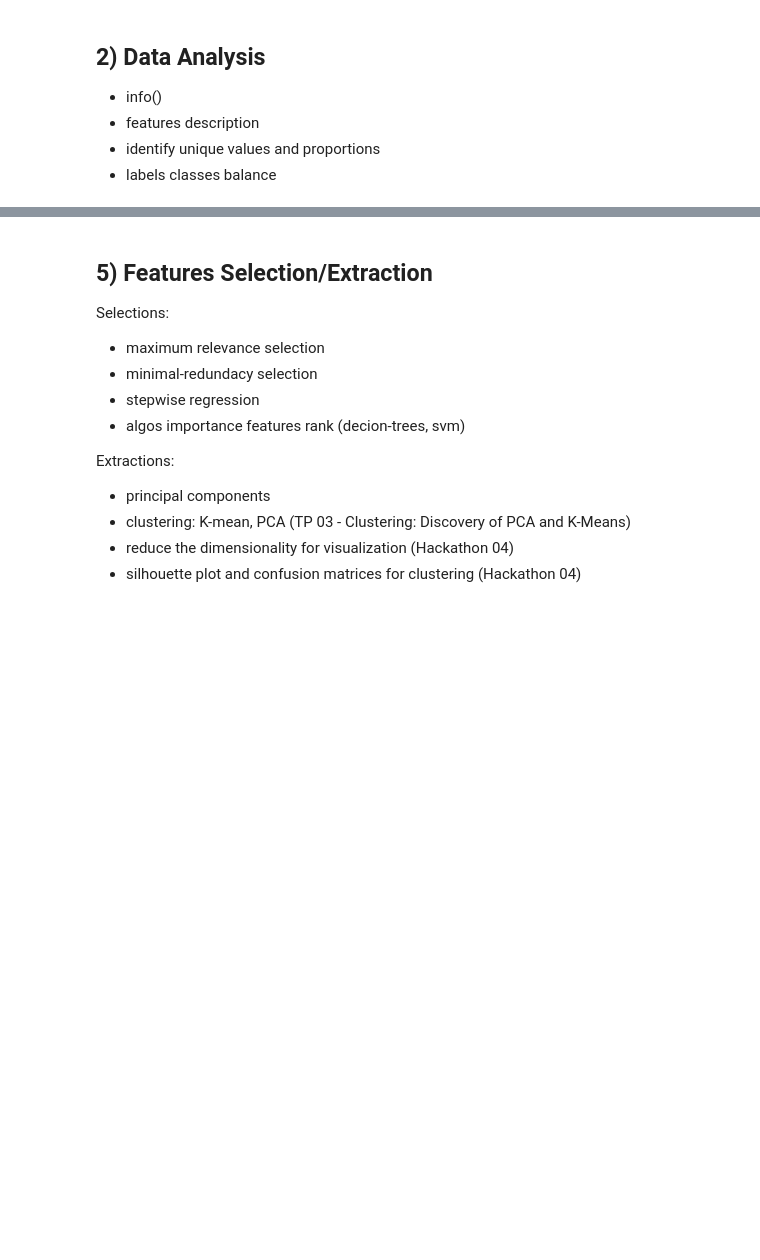
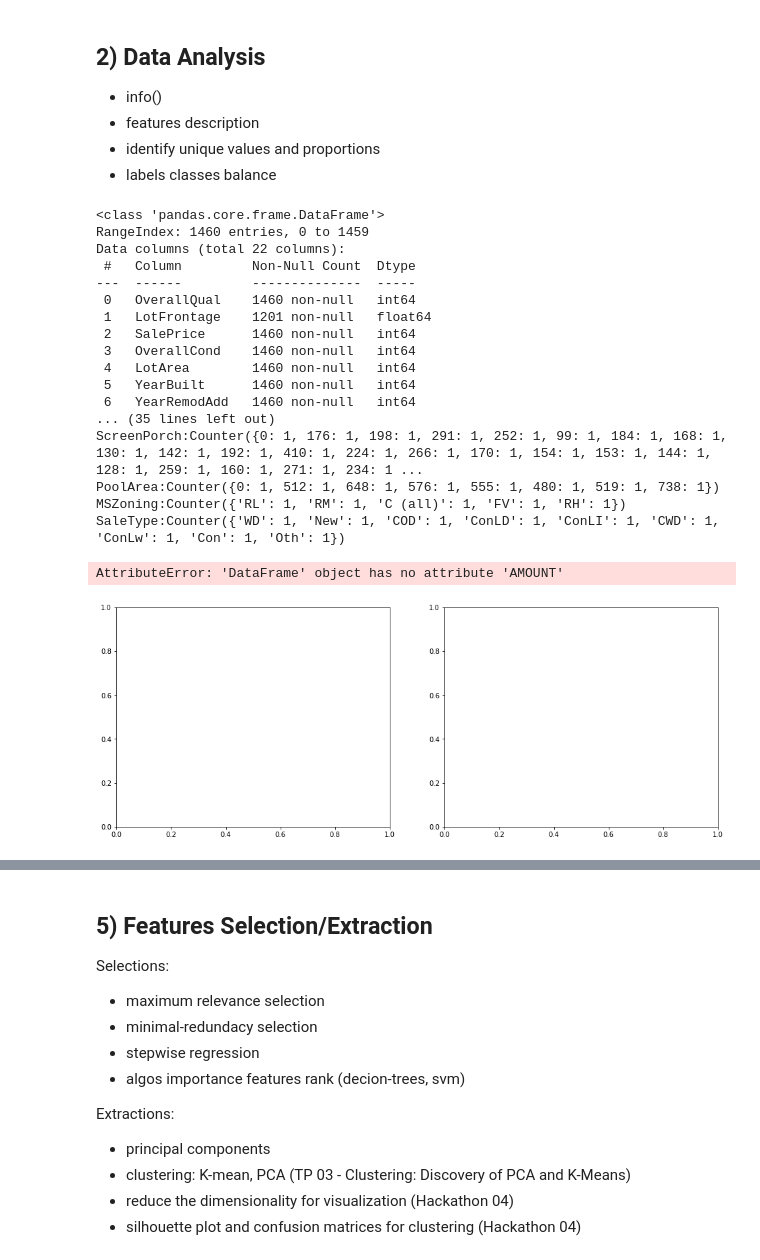
Before and after one commit to Breno-st/ds-utils, a Jupyter notebook: scripts_from_MSC.ipynb, the cells around one changed output, grey strips where cells are left out. Drawn from its saved outputs; the diff is of its cells as text; code cells hidden in the pictures; blank space fills up the shorter version.

```diff
--- a/scripts_from_MSC.ipynb
+++ b/scripts_from_MSC.ipynb
@@ -14,5 +128,62 @@ Separete
 - features description
 - identify unique values and proportions
 - labels classes balance
+# %%
+### INFO() ####
+df.info()
+
+
+### FEATURES DESCRIPTION ###
+''' Just reab about the data set in questions....'''
+
+### IDENTIFY UNIQUE VALUES ###
+for col in df.columns:
+    print('{0}:{1}'.format(col, Counter(df[col].unique())))g
+
+
+### CLASSES BALANCE ###
+#Spliting Dataframe According Values
+
+# Size:
+df_good.shape[0]
+df_bad.shape[0]
+
+# Sum Variable Histogram  AMOUNT:
+fig, (ax1, ax2) = plt.subplots(1, 2, figsize=(16, 6))
+df_good.AMOUNT.hist(bins=20, ax=ax1, label='good', color='green', alpha=0.6)
+df_bad.AMOUNT.hist(bins=20, ax=ax2, label='bad', color='red', alpha=0.6)
+ax1.set_title('Loan AMOUNT')
+ax2.set_title('Loan AMOUNT')
+ax1.legend()
+ax2.legend()
+plt.show()
+
+# Counting Variable Histogram FREQUENCY
+fig, (ax1, ax2) = plt.subplots(1, 2, figsize=(16, 6))
+df_good[['account_id', 'frequency']].groupby('frequency').count().plot(
+    kind='bar', color='green', rot=30, ax=ax1, alpha=0.6, legend=False)
+df_bad[['account_id', 'frequency']].groupby('frequency').count().plot(
+    kind='bar', color='red', rot=30, ax=ax2, alpha=0.6, legend=False)
+plt.show()
+# %% [output]
+<class 'pandas.core.frame.DataFrame'>
+RangeIndex: 1460 entries, 0 to 1459
+Data columns (total 22 columns):
+ #   Column         Non-Null Count  Dtype
+---  ------         --------------  -----
+ 0   OverallQual    1460 non-null   int64
+ 1   LotFrontage    1201 non-null   float64
+ 2   SalePrice      1460 non-null   int64
+ 3   OverallCond    1460 non-null   int64
+ 4   LotArea        1460 non-null   int64
+ 5   YearBuilt      1460 non-null   int64
+ 6   YearRemodAdd   1460 non-null   int64
+... (35 lines left out)
+ScreenPorch:Counter({0: 1, 176: 1, 198: 1, 291: 1, 252: 1, 99: 1, 184: 1, 168: 1, 130: 1, 142: 1, 192: 1, 410: 1, 224: 1, 266: 1, 170: 1, 154: 1, 153: 1, 144: 1, 128: 1, 259: 1, 160: 1, 271: 1, 234: 1 ...
+PoolArea:Counter({0: 1, 512: 1, 648: 1, 576: 1, 555: 1, 480: 1, 519: 1, 738: 1})
+MSZoning:Counter({'RL': 1, 'RM': 1, 'C (all)': 1, 'FV': 1, 'RH': 1})
+SaleType:Counter({'WD': 1, 'New': 1, 'COD': 1, 'ConLD': 1, 'ConLI': 1, 'CWD': 1, 'ConLw': 1, 'Con': 1, 'Oth': 1})
+AttributeError: 'DataFrame' object has no attribute 'AMOUNT'
+[figure, added]
 # %% [markdown]
 ## 3) Data Treatment:
```
Also changed, not shown: parts of 17 cells of this notebook, 21 other files.
